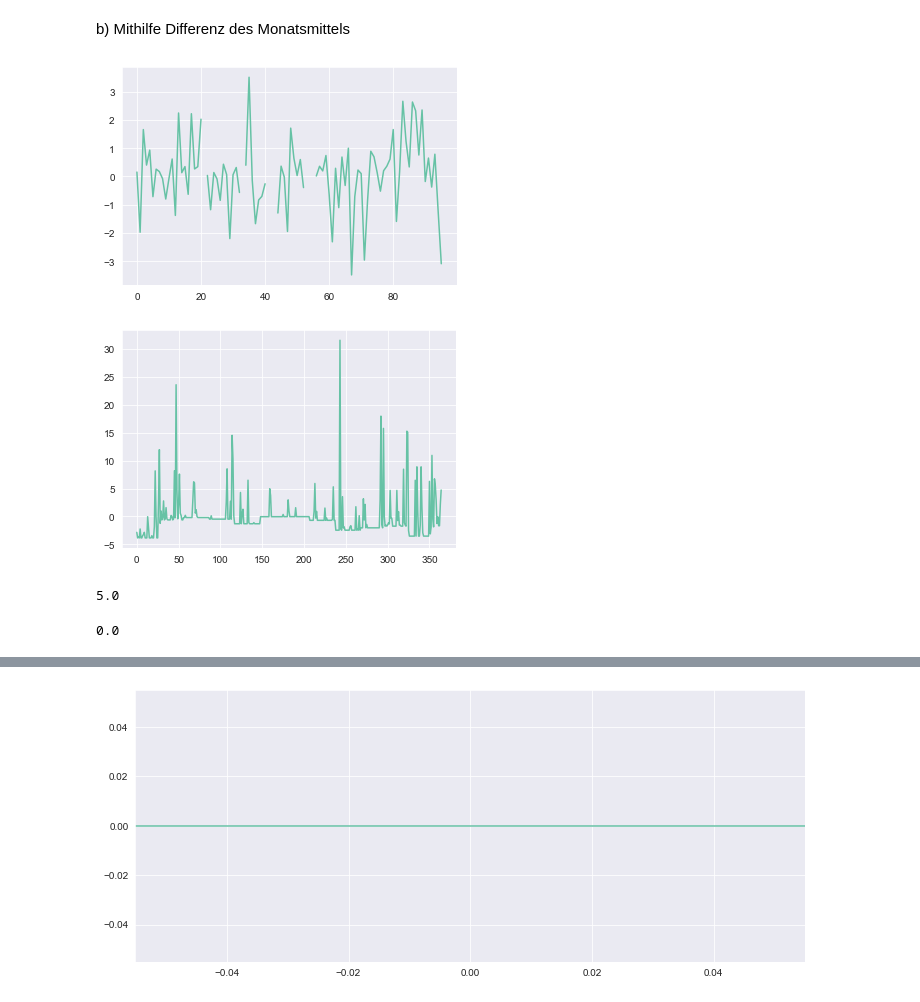
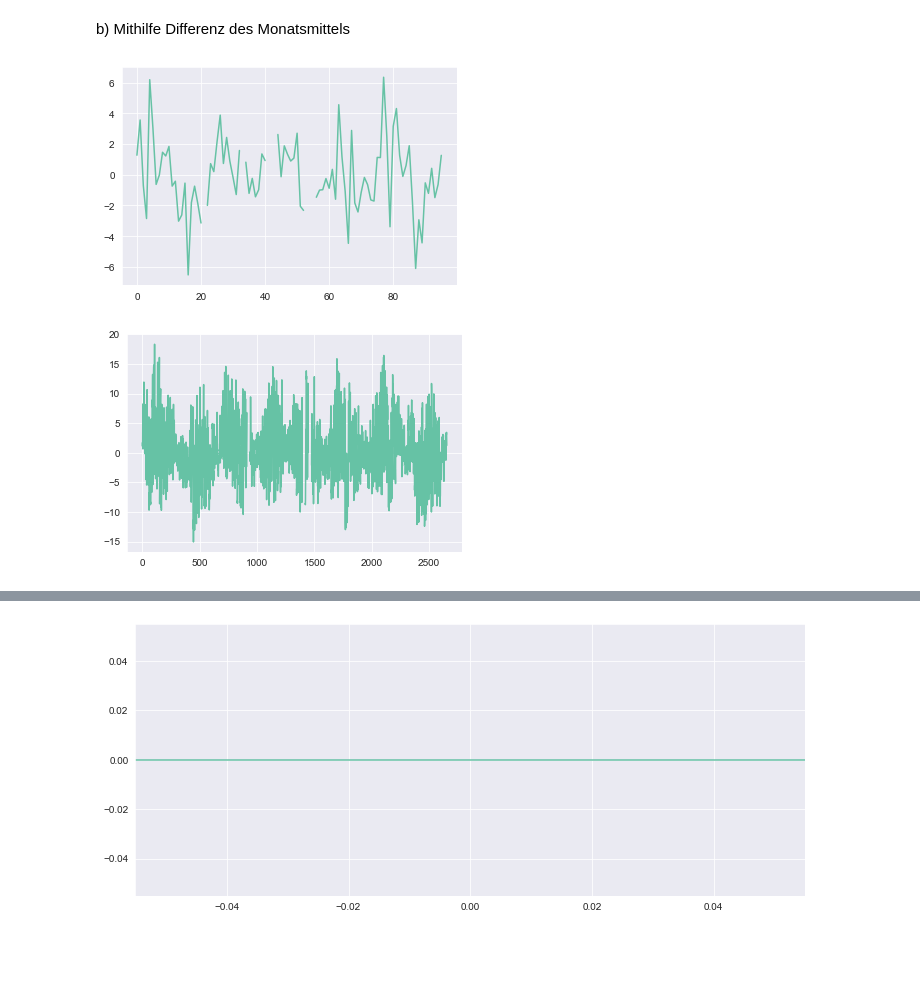
Before and after one commit to jopagel/Australian-weather, a Jupyter notebook: data-exploration.ipynb, the cells around one changed output, grey strips where cells are left out. Cells and saved outputs as stored; diff of their text form; code cells hidden in the pictures; blank space fills up the shorter version.

```diff
--- a/data-exploration.ipynb
+++ b/data-exploration.ipynb
@@ -36,6 +47,6 @@ Katherine           1559
 Uluru               1521
 Name: Location, dtype: int64
 # %%
-df = df[df.Location == "Perth"]
+df = df[df.Location == "Sydney"]
 df.isna().sum()
 # %% [output]
@@ -217,39 +248,31 @@ plt.show()
 b) Mithilfe Differenz des Monatsmittels
 # %%
 df2 = pd.read_csv('weatherAUS.csv', index_col=0, parse_dates=True)
-df2.dropna(subset=["Rainfall","MinTemp"], inplace=True)
+df2.dropna(subset=["Rainfall","MaxTemp"], inplace=True)
 # %%
 df2 = df2[df2.Location == "Adelaide"]
 # %%
-Rainfall_mean = df2.Rainfall.resample("M").mean()
+Temp_mean = df2.MaxTemp.resample("M").mean()
 # %%
-Rainfall = df2.Rainfall
+Temp = df2.MaxTemp
 diff = list()
 months_in_year = 12
-for i in range(months_in_year, len(Rainfall_mean)):
-	value = Rainfall_mean.iloc[i] - Rainfall_mean.iloc[i - months_in_year]
+for i in range(months_in_year, len(Temp_mean)):
+	value = Temp_mean.iloc[i] - Temp_mean.iloc[i - months_in_year]
 	diff.append(value)
 plt.plot(diff)
 plt.show()
 # %% [output]
-[figure, old version]
+[figure, new version]
 # %%
 diff = list()
 days_in_year = 365
-for i in range(days_in_year, len(Rainfall)):
-    month_str = str(Rainfall.index[i].year-1)+'-'+str(Rainfall.index[i].month)
-    month_mean_last_year = Rainfall[month_str].mean()
-    value = Rainfall.iloc[i] - month_mean_last_year
+for i in range(days_in_year, len(Temp)):
+    month_str = str(Temp.index[i].year-1)+'-'+str(Temp.index[i].month)
+    month_mean_last_year = Temp[month_str].mean()
+    value = Temp.iloc[i] - month_mean_last_year
     diff.append(value)
-plt.plot(diff[:365])
+plt.plot(diff)
 plt.show()
 # %% [output]
-[figure, old version]
+[figure, new version]
-# %%
-Rainfall["2008-07-01"]
-# %% [output]
-5.0
-# %%
-Rainfall["2009-4-18"].mean()
-# %% [output]
-0.0
```
Also changed, not shown: parts of 19 cells of this notebook, 2 other files.
